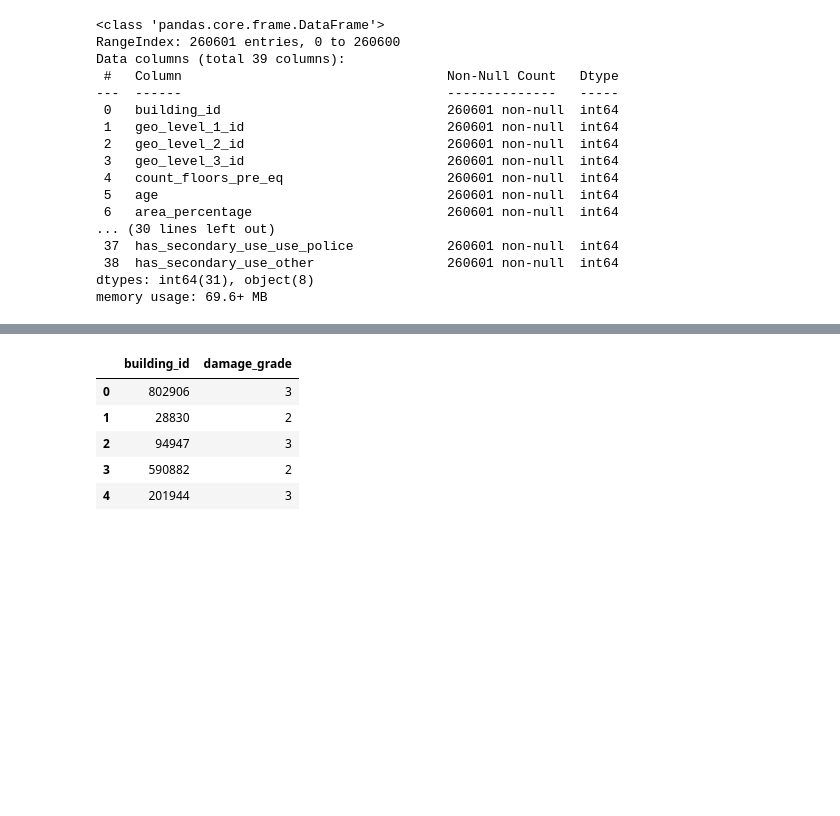
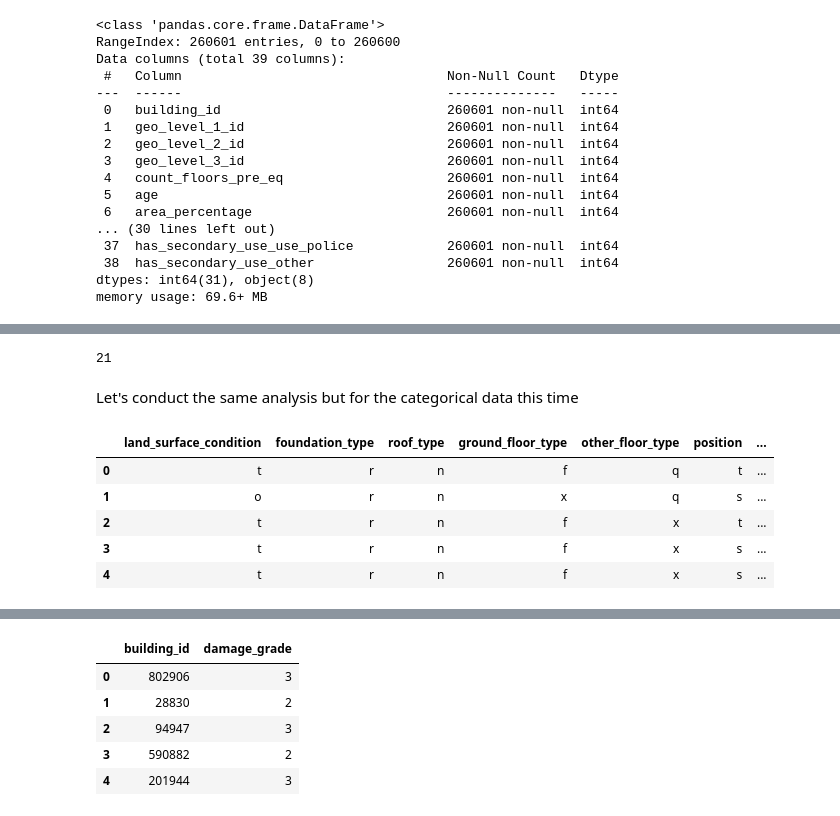
Before and after one commit to Adil-EL/EarthQuake-diseac, a Jupyter notebook: TP2.ipynb, the cells around one changed output, grey strips where cells are left out. Cells and saved outputs as stored; diff of their text form; code cells hidden in the pictures; blank space fills up the shorter version.

```diff
--- a/TP2.ipynb
+++ b/TP2.ipynb
@@ -76,0 +71,18 @@ numerical
+# %%
+relevent_numerical = numerical[4:24]
+relevent_numerical.append(numerical[-1])
+len(relevent_numerical)
+# %% [output]
+21
+# %% [markdown]
+Let's conduct the same analysis but for the categorical data this time
+# %%
+nume = features[categorical]
+nume.head()
+# %% [output]
+|  | land_surface_condition | foundation_type | roof_type | ground_floor_type | other_floor_type | position | ... |
+| 0 | t | r | n | f | q | t | ... |
+| 1 | o | r | n | x | q | s | ... |
+| 2 | t | r | n | f | x | t | ... |
+| 3 | t | r | n | f | x | s | ... |
+| 4 | t | r | n | f | x | s | ... |
```
Also changed, not shown: parts of 10 cells of this notebook, 2 other files.
